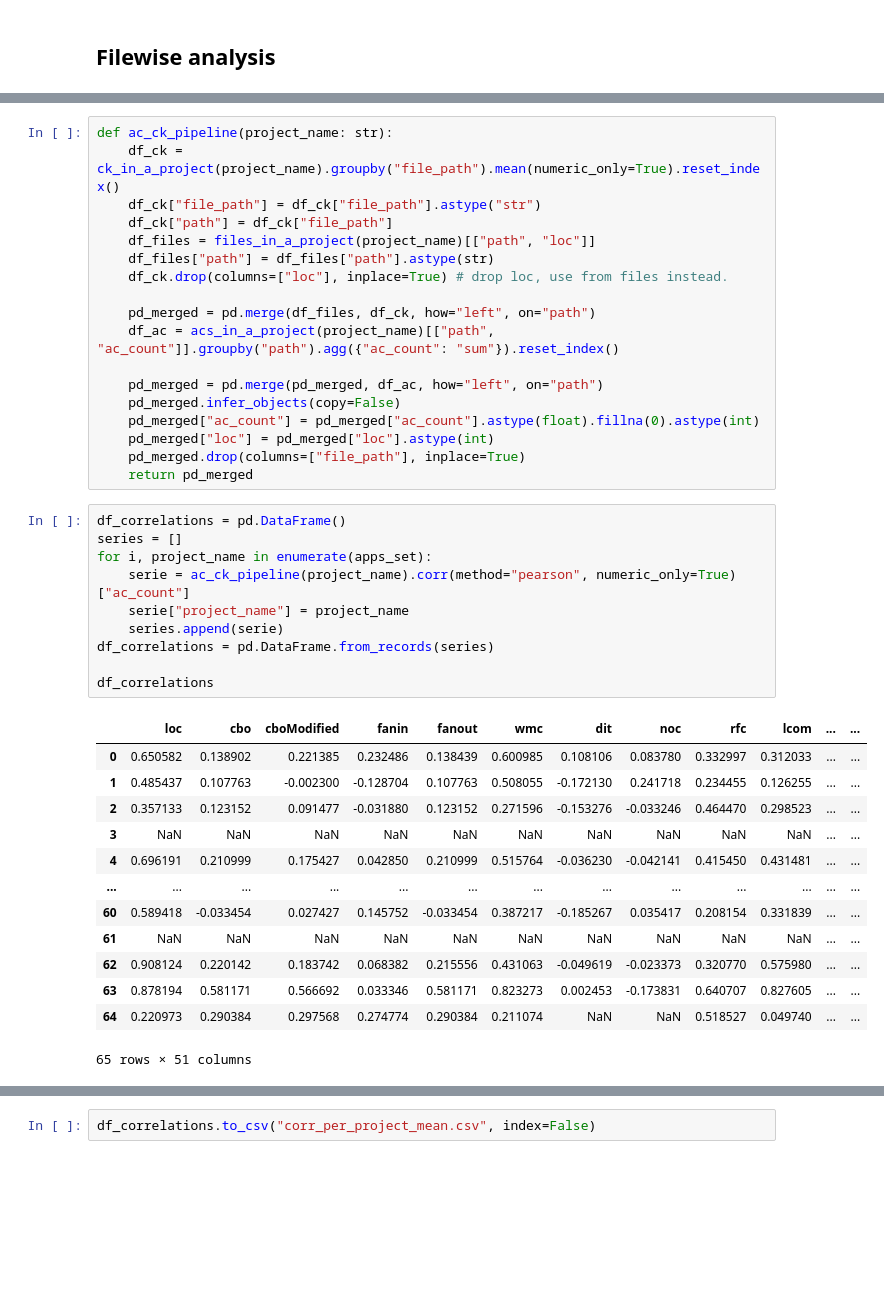
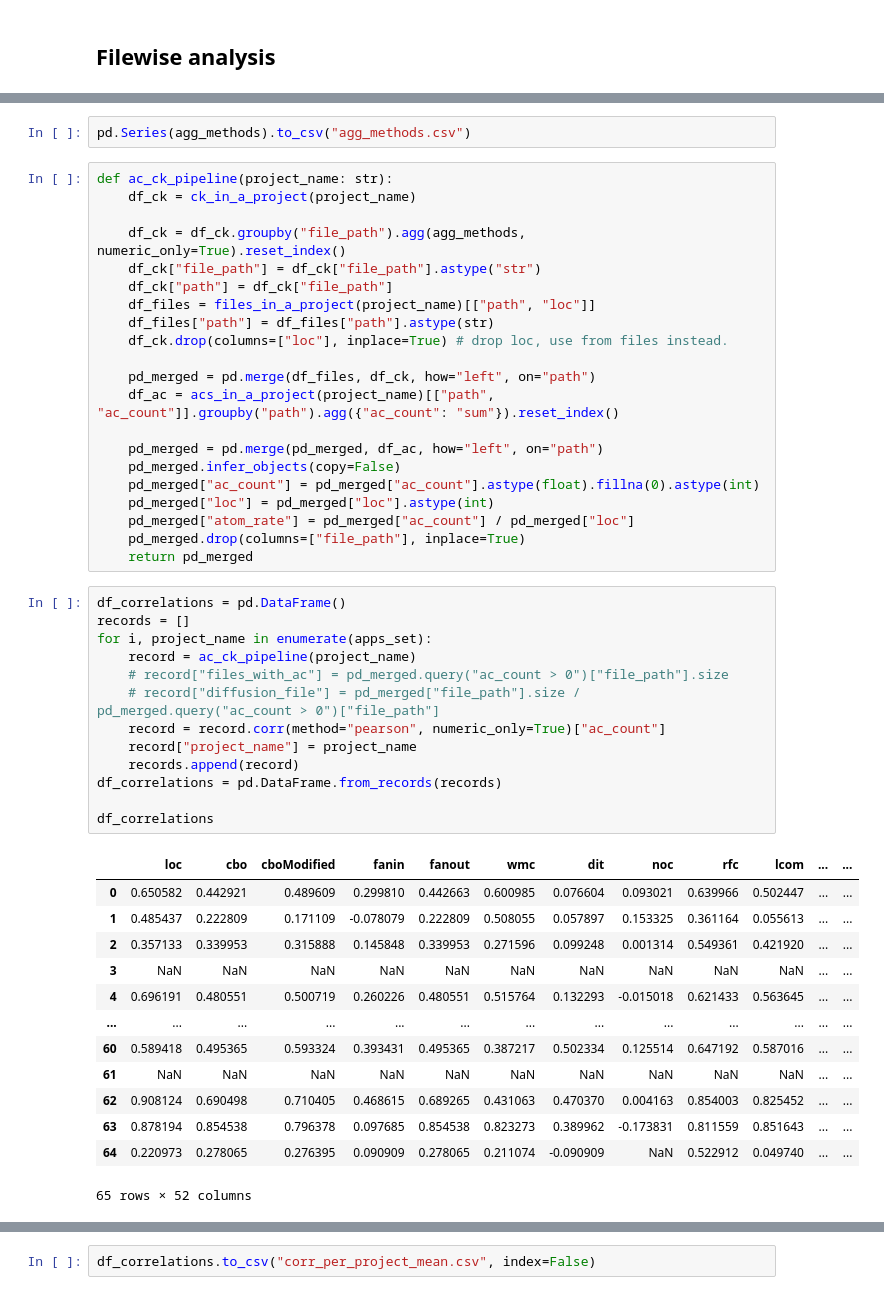
Before and after one commit to davitabosa12/ac_ck_analysis, a Jupyter notebook: android_apps.ipynb, the cells around one changed output, grey strips where cells are left out. Drawn from its saved outputs; the diff is of its cells as text; blank space fills up the shorter version.

```diff
--- a/android_apps.ipynb
+++ b/android_apps.ipynb
@@ -248,6 +298,10 @@ plt.show()
+# %%
+pd.Series(agg_methods).to_csv("agg_methods.csv")
 # %%
 def ac_ck_pipeline(project_name: str):
-    df_ck = ck_in_a_project(project_name).groupby("file_path").mean(numeric_only=True).reset_index()
+    df_ck = ck_in_a_project(project_name)
+
+    df_ck = df_ck.groupby("file_path").agg(agg_methods, numeric_only=True).reset_index()
     df_ck["file_path"] = df_ck["file_path"].astype("str")
     df_ck["path"] = df_ck["file_path"]
     df_files = files_in_a_project(project_name)[["path", "loc"]]
@@ -261,29 +315,33 @@ def ac_ck_pipeline(project_name: str):
     pd_merged.infer_objects(copy=False)
     pd_merged["ac_count"] = pd_merged["ac_count"].astype(float).fillna(0).astype(int)
     pd_merged["loc"] = pd_merged["loc"].astype(int)
+    pd_merged["atom_rate"] = pd_merged["ac_count"] / pd_merged["loc"]
     pd_merged.drop(columns=["file_path"], inplace=True)
     return pd_merged
 # %%
 df_correlations = pd.DataFrame()
-series = []
+records = []
 for i, project_name in enumerate(apps_set):
-    serie = ac_ck_pipeline(project_name).corr(method="pearson", numeric_only=True)["ac_count"]
-    serie["project_name"] = project_name
-    series.append(serie)
-df_correlations = pd.DataFrame.from_records(series)
+    record = ac_ck_pipeline(project_name)
+    # record["files_with_ac"] = pd_merged.query("ac_count > 0")["file_path"].size
+    # record["diffusion_file"] = pd_merged["file_path"].size / pd_merged.query("ac_count > 0")["file_path"]
+    record = record.corr(method="pearson", numeric_only=True)["ac_count"]
+    record["project_name"] = project_name
+    records.append(record)
+df_correlations = pd.DataFrame.from_records(records)
 
 df_correlations
 # %% [output]
 |  | loc | cbo | cboModified | fanin | fanout | wmc | dit | noc | rfc | lcom | ... | ... |
-| 0 | 0.650582 | 0.138902 | 0.221385 | 0.232486 | 0.138439 | 0.600985 | 0.108106 | 0.083780 | 0.332997 | 0.312033 | ... | ... |
-| 1 | 0.485437 | 0.107763 | -0.002300 | -0.128704 | 0.107763 | 0.508055 | -0.172130 | 0.241718 | 0.234455 | 0.126255 | ... | ... |
-| 2 | 0.357133 | 0.123152 | 0.091477 | -0.031880 | 0.123152 | 0.271596 | -0.153276 | -0.033246 | 0.464470 | 0.298523 | ... | ... |
+| 0 | 0.650582 | 0.442921 | 0.489609 | 0.299810 | 0.442663 | 0.600985 | 0.076604 | 0.093021 | 0.639966 | 0.502447 | ... | ... |
+| 1 | 0.485437 | 0.222809 | 0.171109 | -0.078079 | 0.222809 | 0.508055 | 0.057897 | 0.153325 | 0.361164 | 0.055613 | ... | ... |
+| 2 | 0.357133 | 0.339953 | 0.315888 | 0.145848 | 0.339953 | 0.271596 | 0.099248 | 0.001314 | 0.549361 | 0.421920 | ... | ... |
 | 3 | NaN | NaN | NaN | NaN | NaN | NaN | NaN | NaN | NaN | NaN | ... | ... |
-| 4 | 0.696191 | 0.210999 | 0.175427 | 0.042850 | 0.210999 | 0.515764 | -0.036230 | -0.042141 | 0.415450 | 0.431481 | ... | ... |
+| 4 | 0.696191 | 0.480551 | 0.500719 | 0.260226 | 0.480551 | 0.515764 | 0.132293 | -0.015018 | 0.621433 | 0.563645 | ... | ... |
 | ... | ... | ... | ... | ... | ... | ... | ... | ... | ... | ... | ... | ... |
-| 60 | 0.589418 | -0.033454 | 0.027427 | 0.145752 | -0.033454 | 0.387217 | -0.185267 | 0.035417 | 0.208154 | 0.331839 | ... | ... |
+| 60 | 0.589418 | 0.495365 | 0.593324 | 0.393431 | 0.495365 | 0.387217 | 0.502334 | 0.125514 | 0.647192 | 0.587016 | ... | ... |
 | 61 | NaN | NaN | NaN | NaN | NaN | NaN | NaN | NaN | NaN | NaN | ... | ... |
-| 62 | 0.908124 | 0.220142 | 0.183742 | 0.068382 | 0.215556 | 0.431063 | -0.049619 | -0.023373 | 0.320770 | 0.575980 | ... | ... |
-| 63 | 0.878194 | 0.581171 | 0.566692 | 0.033346 | 0.581171 | 0.823273 | 0.002453 | -0.173831 | 0.640707 | 0.827605 | ... | ... |
-| 64 | 0.220973 | 0.290384 | 0.297568 | 0.274774 | 0.290384 | 0.211074 | NaN | NaN | 0.518527 | 0.049740 | ... | ... |
+| 62 | 0.908124 | 0.690498 | 0.710405 | 0.468615 | 0.689265 | 0.431063 | 0.470370 | 0.004163 | 0.854003 | 0.825452 | ... | ... |
+| 63 | 0.878194 | 0.854538 | 0.796378 | 0.097685 | 0.854538 | 0.823273 | 0.389962 | -0.173831 | 0.811559 | 0.851643 | ... | ... |
+| 64 | 0.220973 | 0.278065 | 0.276395 | 0.090909 | 0.278065 | 0.211074 | -0.090909 | NaN | 0.522912 | 0.049740 | ... | ... |
-65 rows × 51 columns
+65 rows × 52 columns
```
Also changed, not shown: parts of 2 cells of this notebook.
